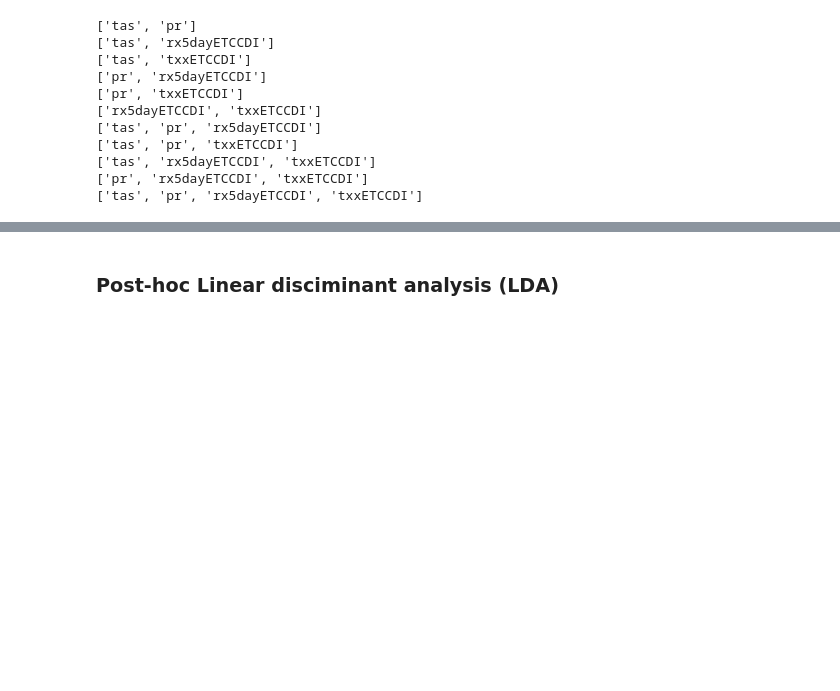
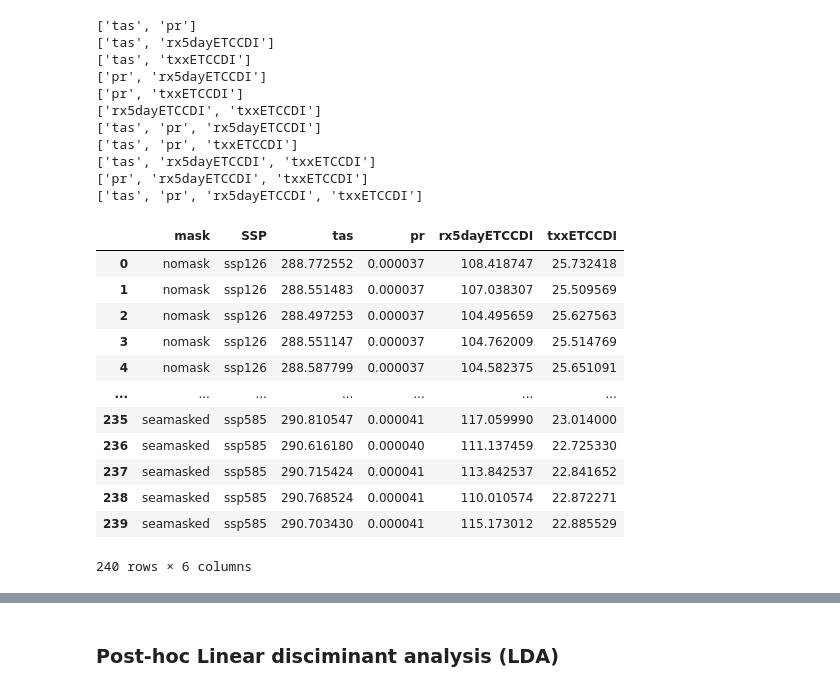
Before and after one commit to Johannesfjeldsaa/Masterthesis_S23, a Jupyter notebook: 06 - Variance analysis to detect SSP differences early.ipynb, the cells around one changed output, grey strips where cells are left out. Saved outputs shown, nothing was run; the diff lists cells and outputs as text; code cells hidden in the pictures; blank space fills up the shorter version.

```diff
--- a/06 - Variance analysis to detect SSP differences early.ipynb
+++ b/06 - Variance analysis to detect SSP differences early.ipynb
@@ -342,4 +349,21 @@ for combination in combinations:
 ['tas', 'rx5dayETCCDI', 'txxETCCDI']
 ['pr', 'rx5dayETCCDI', 'txxETCCDI']
 ['tas', 'pr', 'rx5dayETCCDI', 'txxETCCDI']
+# %%
+data_frames[2015]['SSP'].value_counts()
+data_frames[2015]
+# %% [output]
+|  | mask | SSP | tas | pr | rx5dayETCCDI | txxETCCDI |
+| 0 | nomask | ssp126 | 288.772552 | 0.000037 | 108.418747 | 25.732418 |
+| 1 | nomask | ssp126 | 288.551483 | 0.000037 | 107.038307 | 25.509569 |
+| 2 | nomask | ssp126 | 288.497253 | 0.000037 | 104.495659 | 25.627563 |
+| 3 | nomask | ssp126 | 288.551147 | 0.000037 | 104.762009 | 25.514769 |
+| 4 | nomask | ssp126 | 288.587799 | 0.000037 | 104.582375 | 25.651091 |
+| ... | ... | ... | ... | ... | ... | ... |
+| 235 | seamasked | ssp585 | 290.810547 | 0.000041 | 117.059990 | 23.014000 |
+| 236 | seamasked | ssp585 | 290.616180 | 0.000040 | 111.137459 | 22.725330 |
+| 237 | seamasked | ssp585 | 290.715424 | 0.000041 | 113.842537 | 22.841652 |
+| 238 | seamasked | ssp585 | 290.768524 | 0.000041 | 110.010574 | 22.872271 |
+| 239 | seamasked | ssp585 | 290.703430 | 0.000041 | 115.173012 | 22.885529 |
+240 rows × 6 columns
 # %%
```
Also changed, not shown: parts of 13 cells of this notebook, 3 other files.
